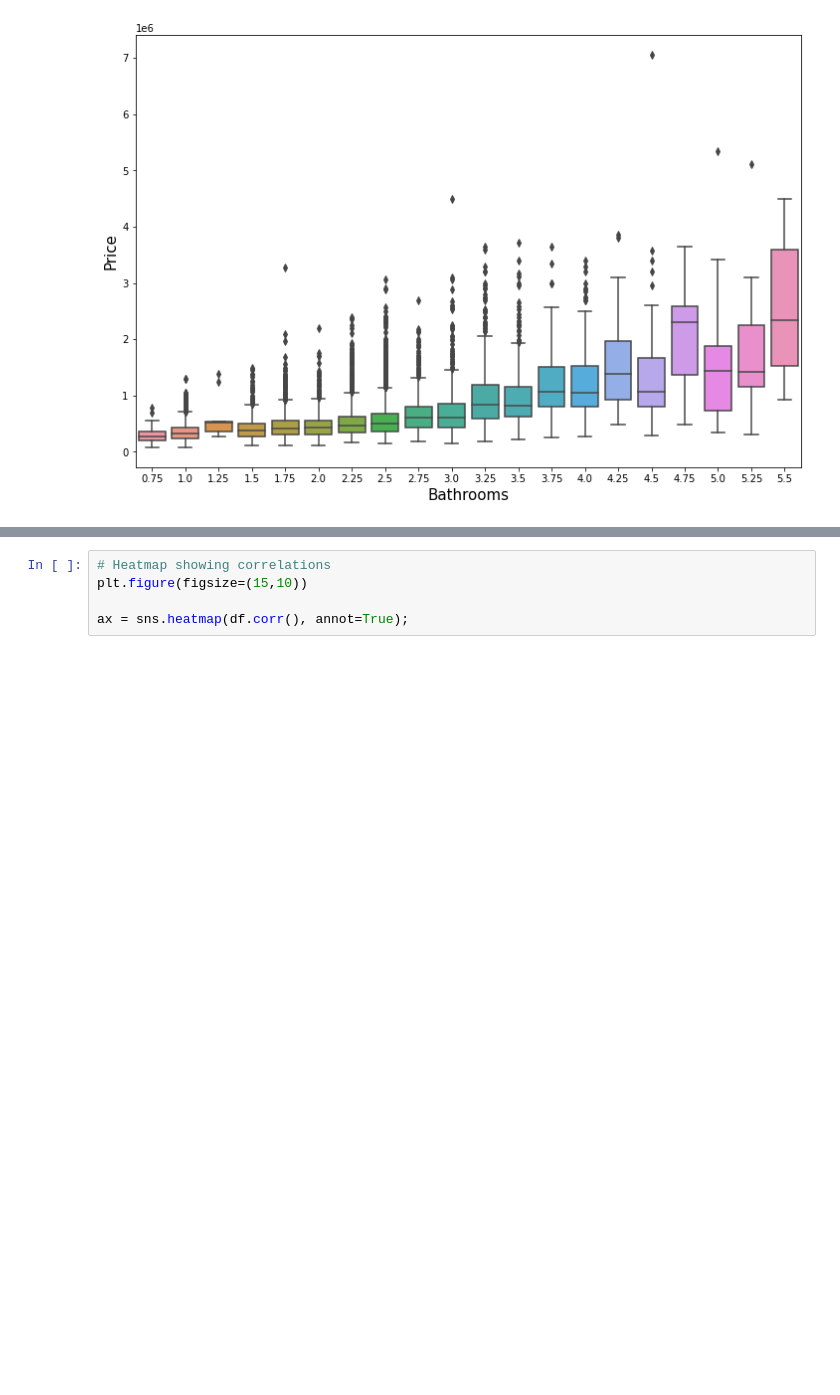
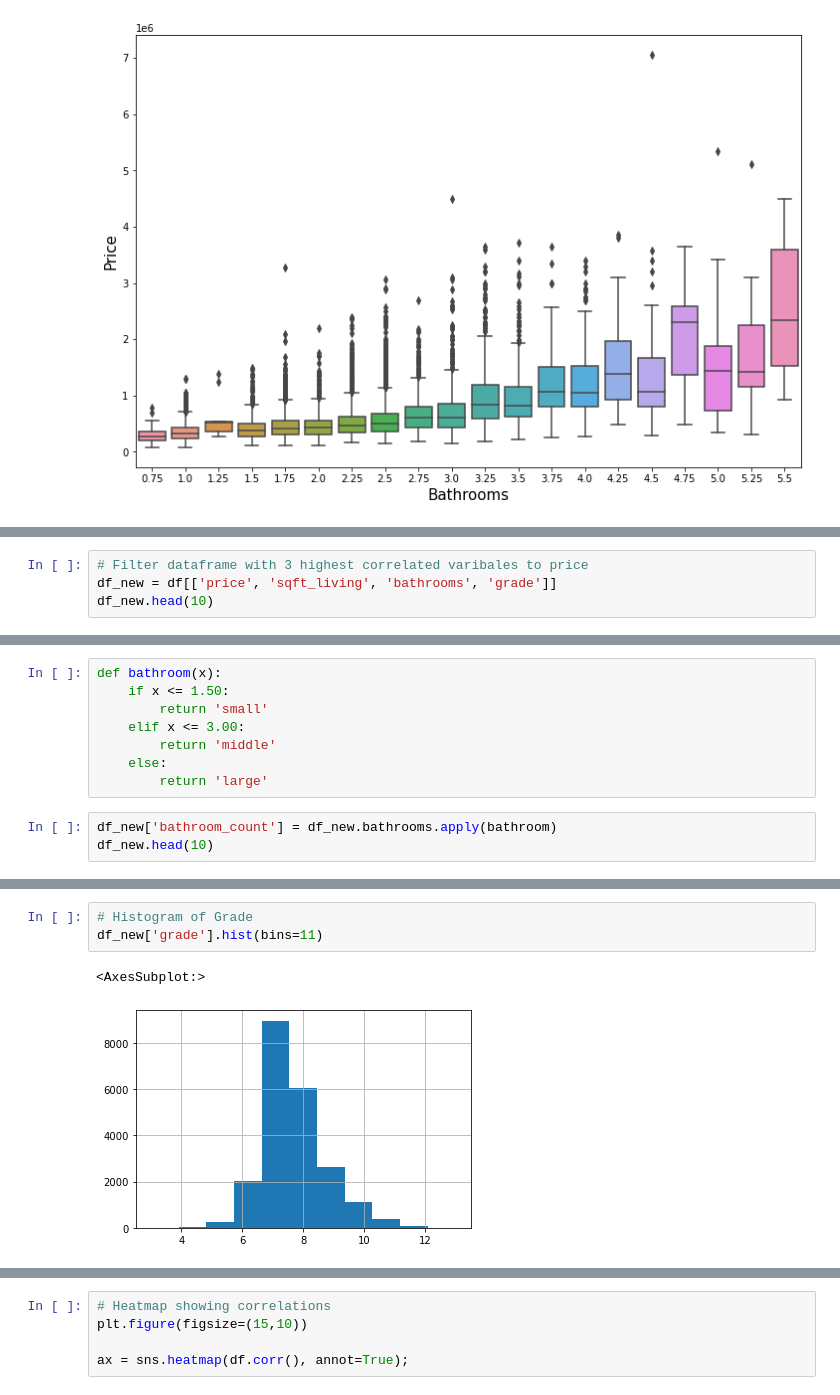
Before and after one commit to asval211/king_county_housing_data, a Jupyter notebook: notebooks/exploratory/Alex/lower_end.ipynb, the cells around one changed output, grey strips where cells are left out. Cells and saved outputs as stored; diff of their text form; blank space fills up the shorter version.

```diff
--- a/notebooks/exploratory/Alex/lower_end.ipynb
+++ b/notebooks/exploratory/Alex/lower_end.ipynb
@@ -168,0 +166,4 @@ Name: grade, dtype: int64
+# %%
+# Filter dataframe with 3 highest correlated varibales to price
+df_new = df[['price', 'sqft_living', 'bathrooms', 'grade']]
+df_new.head(10)
@@ -168,0 +182,11 @@ Name: grade, dtype: int64
+# %%
+def bathroom(x):
+    if x <= 1.50:
+        return 'small'
+    elif x <= 3.00:
+        return 'middle'
+    else:
+        return 'large'
+# %%
+df_new['bathroom_count'] = df_new.bathrooms.apply(bathroom)
+df_new.head(10)
@@ -175,3 +216,9 @@ plt.ylabel('Price', fontsize=15)
 # %% [output]
 Text(0, 0.5, 'Price')
 [figure]
+# %%
+# Histogram of Grade
+df_new['grade'].hist(bins=11)
+# %% [output]
+<AxesSubplot:>
+[figure, added]
```
Also changed, not shown: parts of 42 cells of this notebook, 1 other file.
